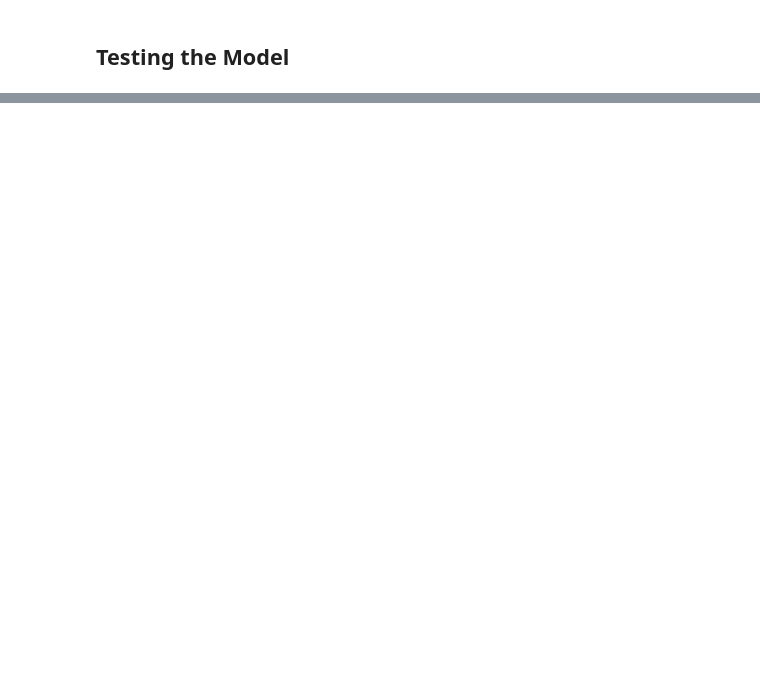
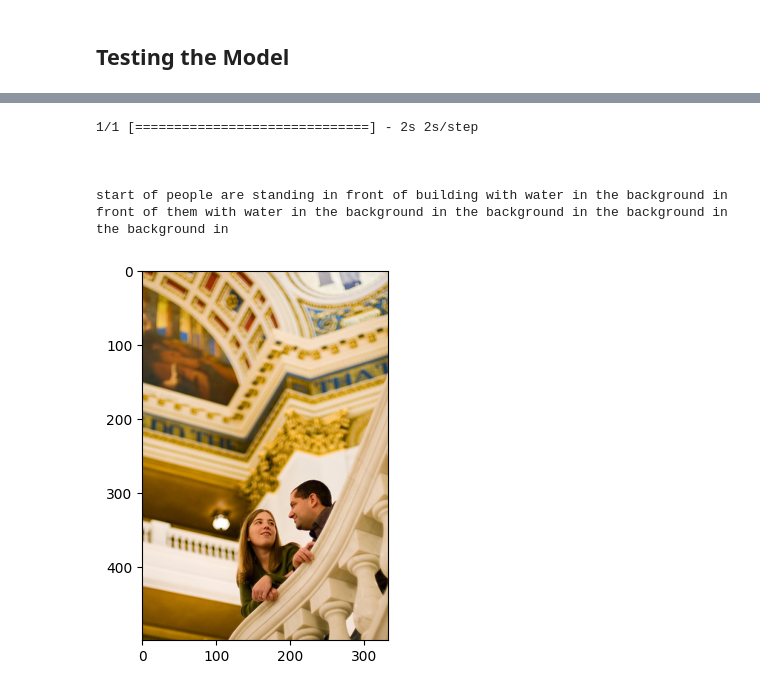
Before and after one commit to lk2521/image-caption-generator, a Jupyter notebook: image_caption_generator.ipynb, the cells around one changed output, grey strips where cells are left out. Saved outputs shown, nothing was run; the diff lists cells and outputs as text; code cells hidden in the pictures; blank space fills up the shorter version.

```diff
--- a/image_caption_generator.ipynb
+++ b/image_caption_generator.ipynb
@@ -455,0 +479,9 @@ plt.imshow(img)
+# %%
+test_caption(img_path[1], model, tokenizer, max_length)
+# %% [output]
+1/1 [==============================] - 2s 2s/step
+
+
+
+start of people are standing in front of building with water in the background in front of them with water in the background in the background in the background in the background in
+[figure, added]
```
Also changed, not shown: parts of 21 cells of this notebook.
